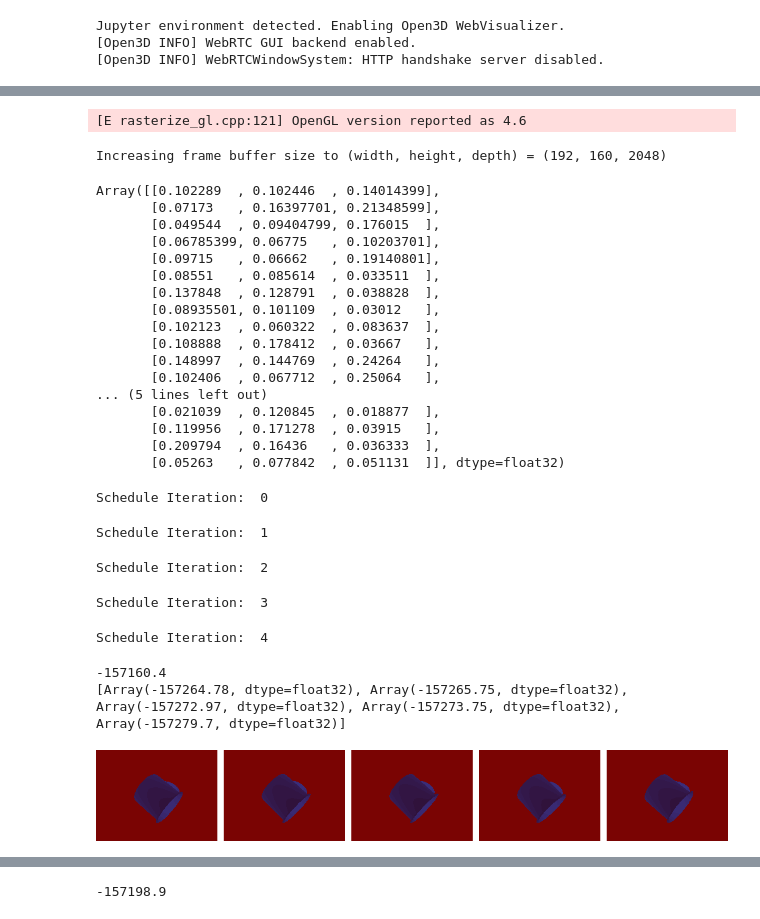
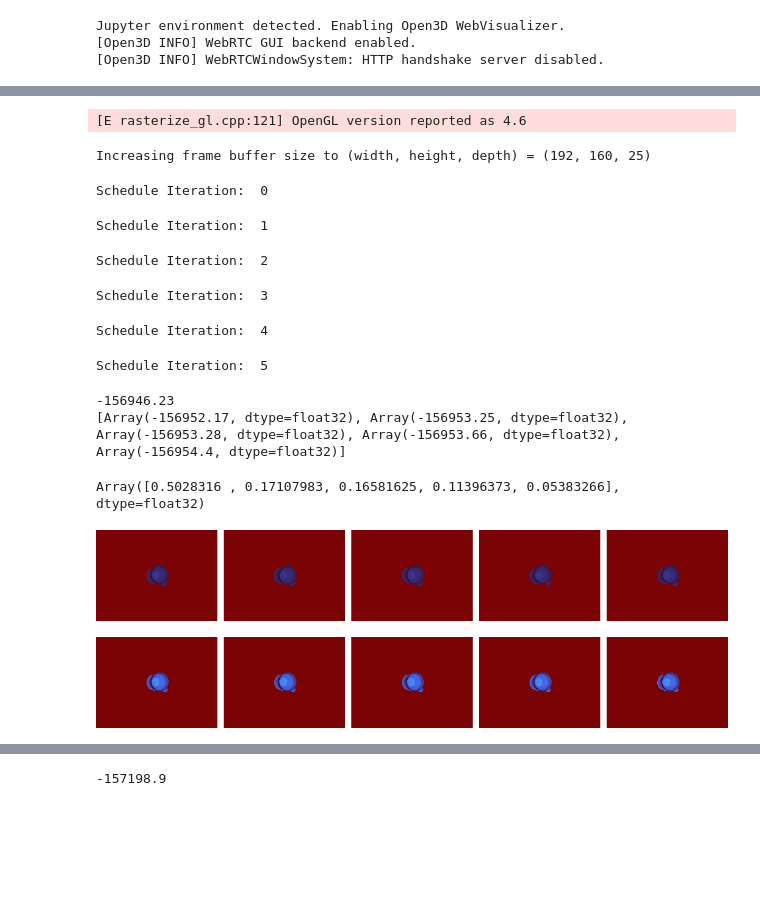
Before and after one commit to probcomp/bayes3d, a Jupyter notebook: experiments/c2f_benchmark/c2f_nishad_karen.ipynb, the cells around one changed output, grey strips where cells are left out. Cells and saved outputs as stored; diff of their text form; code cells hidden in the pictures; blank space fills up the shorter version.

```diff
--- a/experiments/c2f_benchmark/c2f_nishad_karen.ipynb
+++ b/experiments/c2f_benchmark/c2f_nishad_karen.ipynb
@@ -31,5 +34,5 @@ intrinsics = j.camera.scale_camera_parameters(rgbd.intrinsics, SCALING_FACTOR)
 # %%
-renderer = j.Renderer(intrinsics, num_layers=2048)
+renderer = j.Renderer(intrinsics, num_layers=25)
 model_dir = os.path.join(j.utils.get_assets_dir(), "bop/ycbv/models")
 model_names = ["obj_" + f"{str(idx+1).rjust(6, '0')}.ply" for idx in range(21)]
 mesh_paths = []
@@ -43,27 +46,7 @@ for name in model_names:
     )
 # %% [output]
 [E rasterize_gl.cpp:121] OpenGL version reported as 4.6
-Increasing frame buffer size to (width, height, depth) = (192, 160, 2048)
+Increasing frame buffer size to (width, height, depth) = (192, 160, 25)
-# %%
-renderer.model_box_dims
-# %% [output]
-Array([[0.102289  , 0.102446  , 0.14014399],
-       [0.07173   , 0.16397701, 0.21348599],
-       [0.049544  , 0.09404799, 0.176015  ],
-       [0.06785399, 0.06775   , 0.10203701],
-       [0.09715   , 0.06662   , 0.19140801],
-       [0.08551   , 0.085614  , 0.033511  ],
-       [0.137848  , 0.128791  , 0.038828  ],
-       [0.08935501, 0.101109  , 0.03012   ],
-       [0.102123  , 0.060322  , 0.083637  ],
-       [0.108888  , 0.178412  , 0.03667   ],
-       [0.148997  , 0.144769  , 0.24264   ],
-       [0.102406  , 0.067712  , 0.25064   ],
-... (5 lines left out)
-       [0.021039  , 0.120845  , 0.018877  ],
-       [0.119956  , 0.171278  , 0.03915   ],
-       [0.209794  , 0.16436   , 0.036333  ],
-       [0.05263   , 0.077842  , 0.051131  ]], dtype=float32)
 # %%
 image = rgbd
 intrinsics = renderer.intrinsics
@@ -118,30 +101,56 @@ for (sched_iteration, deltas) in enumerate(scheds):
     hypotheses = [
         (all_pose_proposals[idx], all_weights[idx]) for idx in indices
     ]
+
+
+    rerendered_images = [
+        renderer.render_single_object(hypo[0],13) for hypo in hypotheses
+    ]
+    images = [
+        j.get_depth_image(img[:,:,2]) for img in rerendered_images
+    ]
+    j.hstack_images(images)
 # %% [output]
 Schedule Iteration:  0
 Schedule Iteration:  1
 Schedule Iteration:  2
 Schedule Iteration:  3
 Schedule Iteration:  4
+Schedule Iteration:  5
 # %%
 print(j.threedp3_likelihood_jit(
     obs_point_cloud_image, renderer.render_single_object(jnp.array(gt_pose),13)[:,:,:3],
     R_SWEEP, OUTLIER_PROB, OUTLIER_VOLUME, 3
 ))
 print([i[1] for i in hypotheses])
+j.utils.normalize_log_scores(np.array([i[1] for i in hypotheses]))
 # %% [output]
--157160.4
-[Array(-157264.78, dtype=float32), Array(-157265.75, dtype=float32), Array(-157272.97, dtype=float32), Array(-157273.75, dtype=float32), Array(-157279.7, dtype=float32)]
+-156946.23
+[Array(-156952.17, dtype=float32), Array(-156953.25, dtype=float32), Array(-156953.28, dtype=float32), Array(-156953.66, dtype=float32), Array(-156954.4, dtype=float32)]
+Array([0.5028316 , 0.17107983, 0.16581625, 0.11396373, 0.05383266],      dtype=float32)
+# %%
+rerendered_images = [
+    renderer.render_single_object(hypo[0],13) for hypo in hypotheses
+]
+images = [
+    j.get_depth_image(img[:,:,2]) for img in rerendered_images
+]
+
+gt_img = j.get_depth_image(renderer.render_single_object(jnp.array(gt_pose), 13)[:,:,2], max=1.5)
+gt_images = [
+    gt_img for _ in rerendered_images
+]
+
+
+render_stack = j.hstack_images(images)
+gt_stack = j.hstack_images(gt_images)
+render_stack
+# %% [output]
+[figure, added]
 # %%
-rerendered_images = [
-    renderer.render_single_object(hypo[0],13) for hypo in hypotheses
-]
-images = [
-    j.get_depth_image(img[:,:,2]) for img in rerendered_images
-]
-j.meshcat.show_cloud("1", obs_point_cloud_image[:,:,:3].reshape(-1,3))
-j.meshcat.show_cloud("2", rerendered_images[0][:,:,:3].reshape(-1,3),color=j.RED)
-j.hstack_images(images)
+# j.meshcat.setup_visualizer()
+# j.meshcat.show_cloud("1", obs_point_cloud_image[:,:,:3].reshape(-1,3))
+# j.meshcat.show_cloud("2", rerendered_images[0][:,:,:3].reshape(-1,3),color=j.RED)
+# j.hstack_images(images)
 # %% [output]
-[figure, old version]
+[figure, new version]
```
Also changed, not shown: parts of 7 cells of this notebook, 2 other files.
